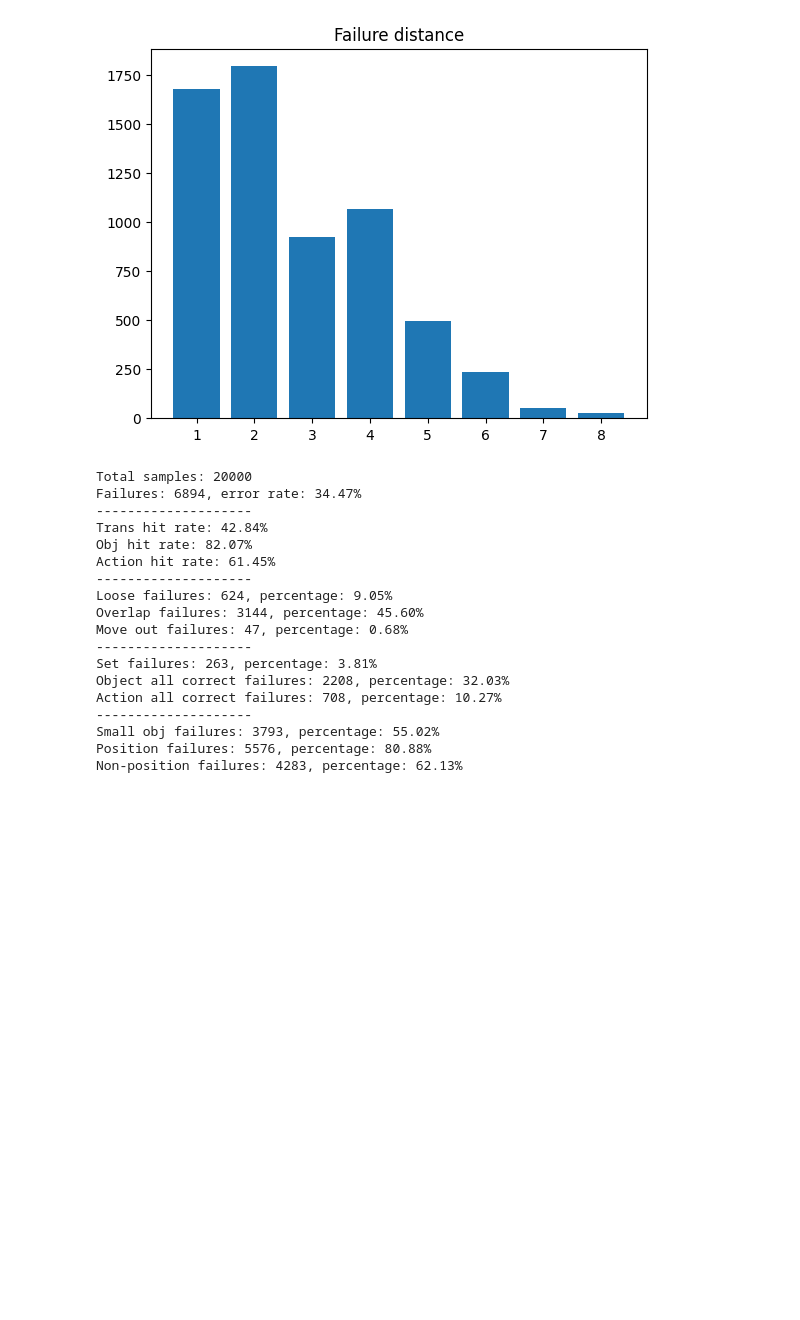
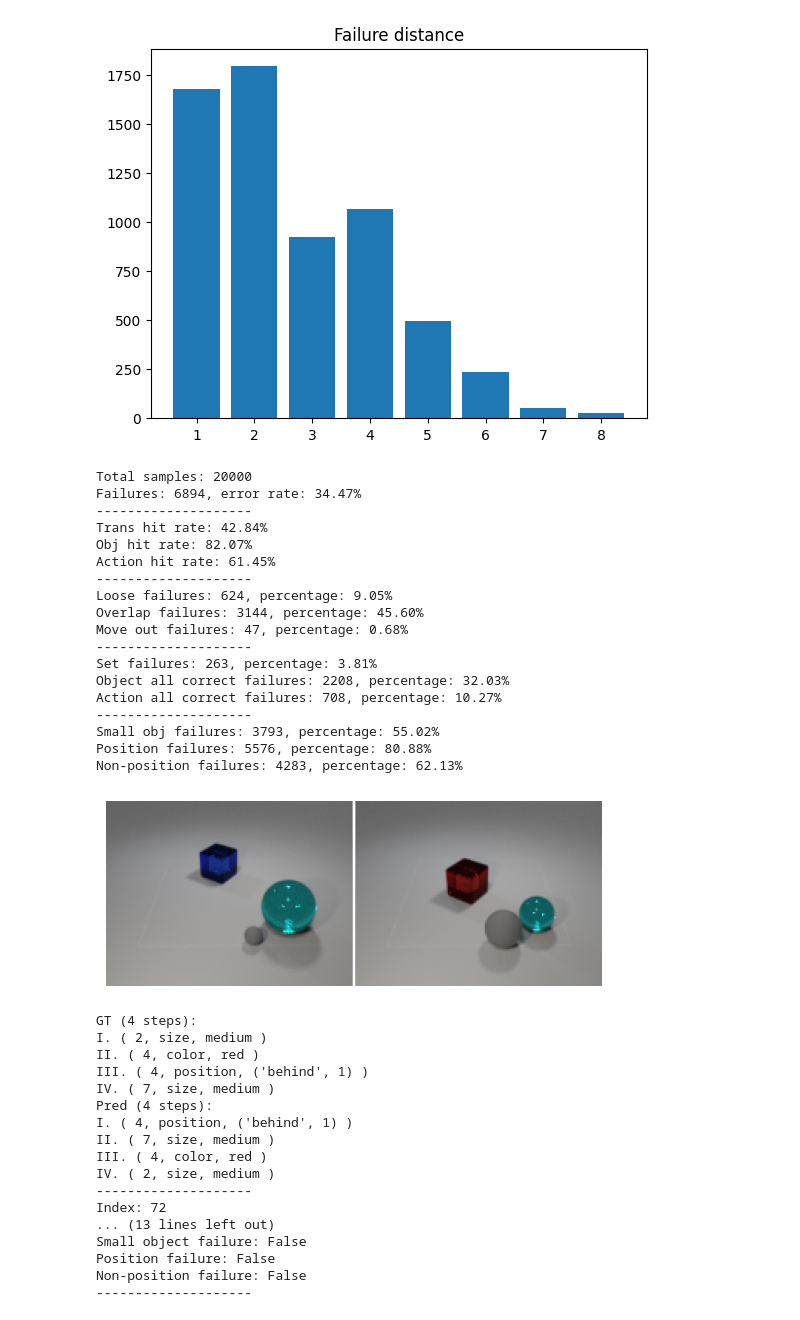
Before and after one commit to hughplay/TVR, a Jupyter notebook: notebooks/1.3-failure_analysis.ipynb, the cells around one changed output. Saved outputs shown, nothing was run; the diff lists cells and outputs as text; code cells hidden in the pictures; blank space fills up the shorter version.

```diff
--- a/notebooks/1.3-failure_analysis.ipynb
+++ b/notebooks/1.3-failure_analysis.ipynb
@@ -114,13 +114,20 @@ def visualize_result(result, dataset, gap=2, save_path="init_fin.png"):
     plt.axis("off")
     plt.show()
 
+    romans = {
+        0: "I",
+        1: "II",
+        2: "III",
+        3: "IV",
+    }
+
     print(f"GT ({len(info['gt'])} steps):")
-    for trans in info["gt"]:
-        print(f"- {trans['obj']} {trans['pair']}")
+    for i, trans in enumerate(info["gt"]):
+        print(f"{romans[i]}. ( {trans['obj']}, {trans['attr']}, {trans['val']} )")
 
     print(f"Pred ({len(info['pred'])} steps):")
-    for trans in info["pred"]:
-        print(f"- {trans['obj']} {trans['pair']}")
+    for i, trans in enumerate(info["pred"]):
+        print(f"{romans[i]}. ( {trans['obj']}, {trans['attr']}, {trans['val']} )")
 
     print("--------------------")
     print(f"Index: {info['idx']}")
@@ -317,0 +335,21 @@ set_failures = summary["set_failures"]
+# %%
+visualize_result(results[72], dataset, save_path=Path("test_72.png"))
+# %% [output]
+[figure, added]
+GT (4 steps):
+I. ( 2, size, medium )
+II. ( 4, color, red )
+III. ( 4, position, ('behind', 1) )
+IV. ( 7, size, medium )
+Pred (4 steps):
+I. ( 4, position, ('behind', 1) )
+II. ( 7, size, medium )
+III. ( 4, color, red )
+IV. ( 2, size, medium )
+--------------------
+Index: 72
+... (13 lines left out)
+Small object failure: False
+Position failure: False
+Non-position failure: False
+--------------------
```
Also changed, not shown: parts of 5 cells of this notebook, 16 other files.
